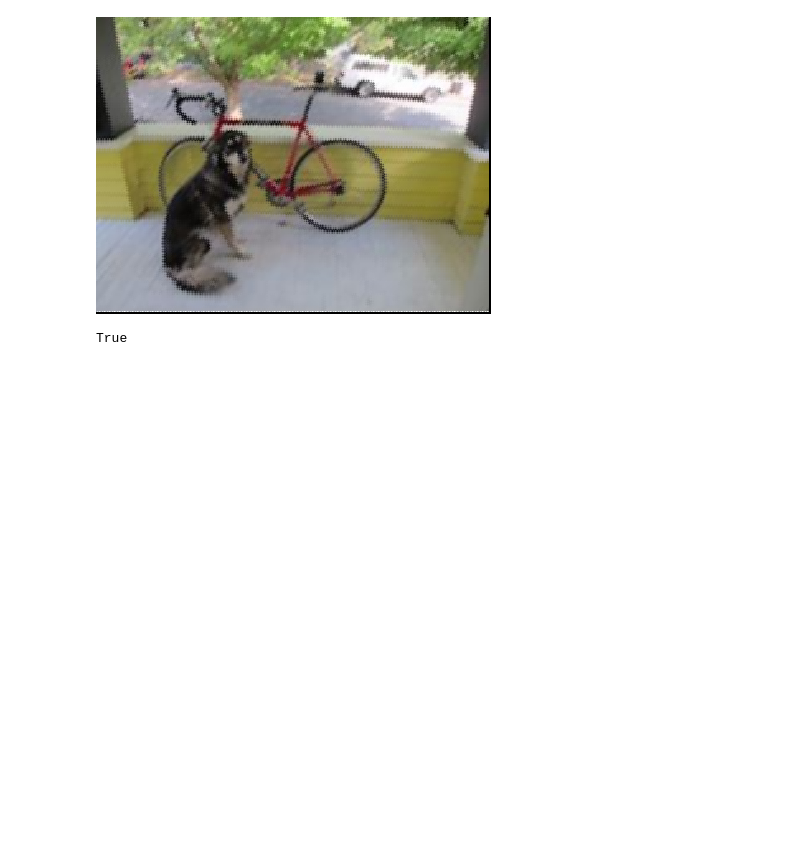
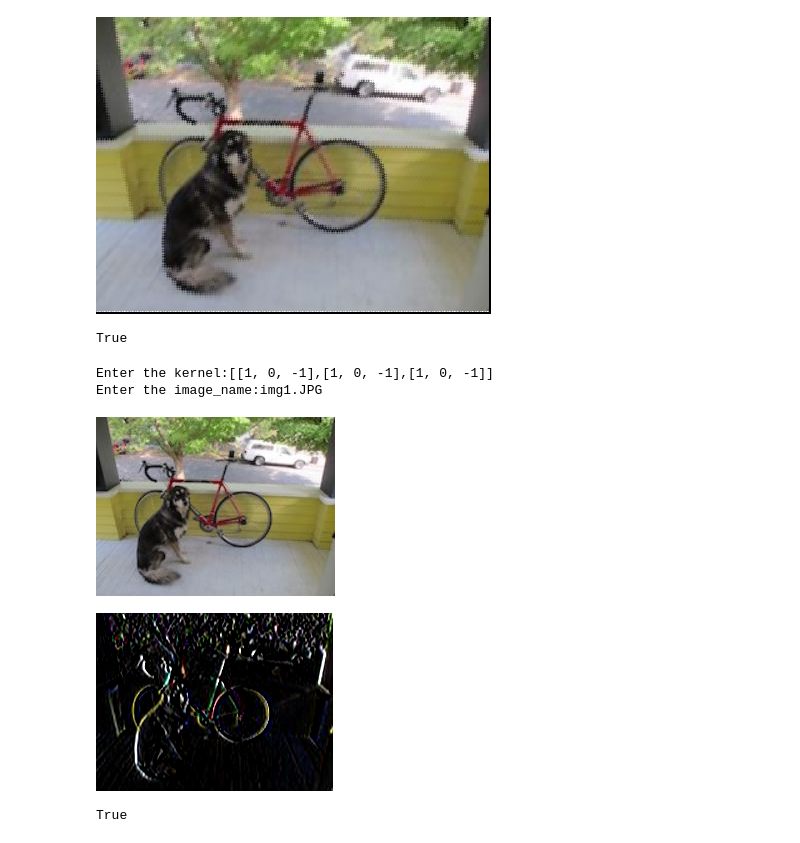
Before and after one commit to M-Moeini/Fundamental-Image-Filters-and-Resizer, a Jupyter notebook: Image-Filters.ipynb, the cells around one changed output. Saved outputs shown, nothing was run; the diff lists cells and outputs as text; code cells hidden in the pictures; blank space fills up the shorter version.

Commit message:
Convolution filter fuction is added

```diff
--- a/Image-Filters.ipynb
+++ b/Image-Filters.ipynb
@@ -91,3 +93,34 @@ Enter image_name and scale:img1.JPG 1.65
 [figure]
 [figure]
 True
+# %%
+#code for convolution filters
+def convFilter(imgName,kernel):
+  img = cv.imread(imgName)
+  kernel = np.array(kernel)
+  k1 = kernel.shape[0]
+  k2 = kernel.shape[1]
+  d = np.zeros((img.shape[0]-k1+1,img.shape[1]-k2+1,3))
+
+  for l in range(d.shape[2]):
+    for j in range(d.shape[1]):
+      for i in range(d.shape[0]):
+        d[i,j,l] = np.sum(img[i:i+k1,j:j+k2,l]*kernel)
+
+  imgOut = d
+  cv2_imshow(img)
+  cv2_imshow(imgOut)
+
+  return imgOut
+
+
+kernelAslist =  ast.literal_eval(input("Enter the kernel:"))
+imgName = input("Enter the image_name:")
+# kernel = [[1, 0, -1],[1, 0, -1],[1, 0, -1]]
+cv.imwrite(nameMaker(imgName,"_ConvF.jpg"),convFilter(imgName,kernelAslist))
+# %% [output]
+Enter the kernel:[[1, 0, -1],[1, 0, -1],[1, 0, -1]]
+Enter the image_name:img1.JPG
+[figure, added]
+[figure, added]
+True
```
Also changed, not shown: parts of 2 cells of this notebook.
